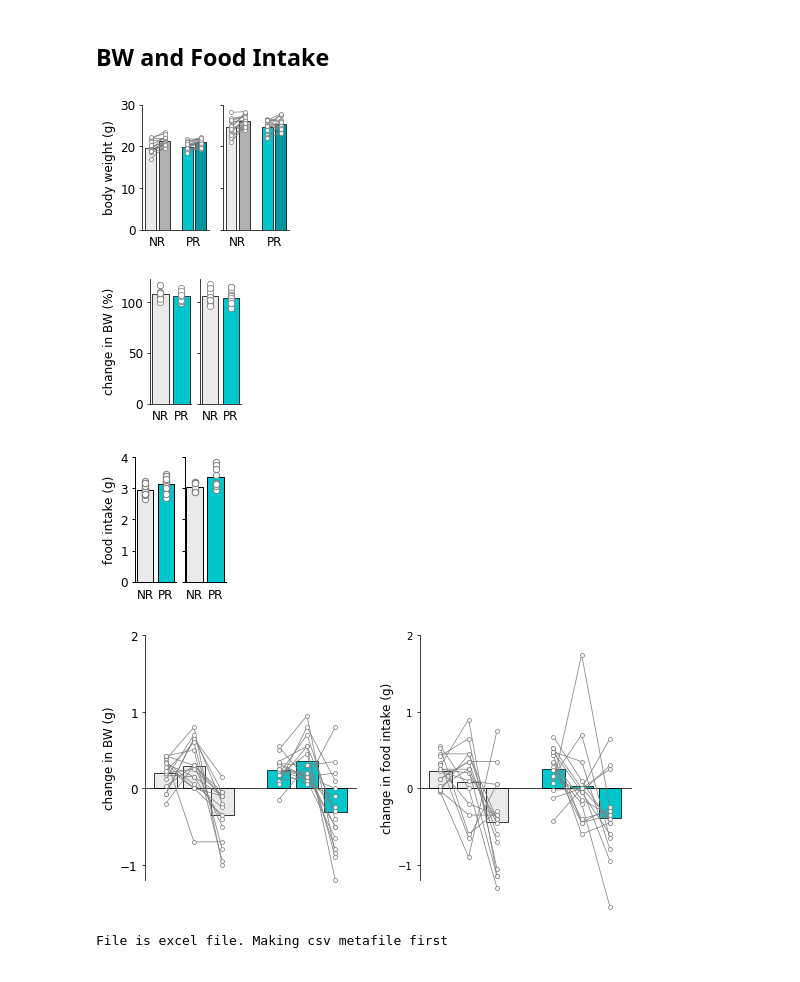
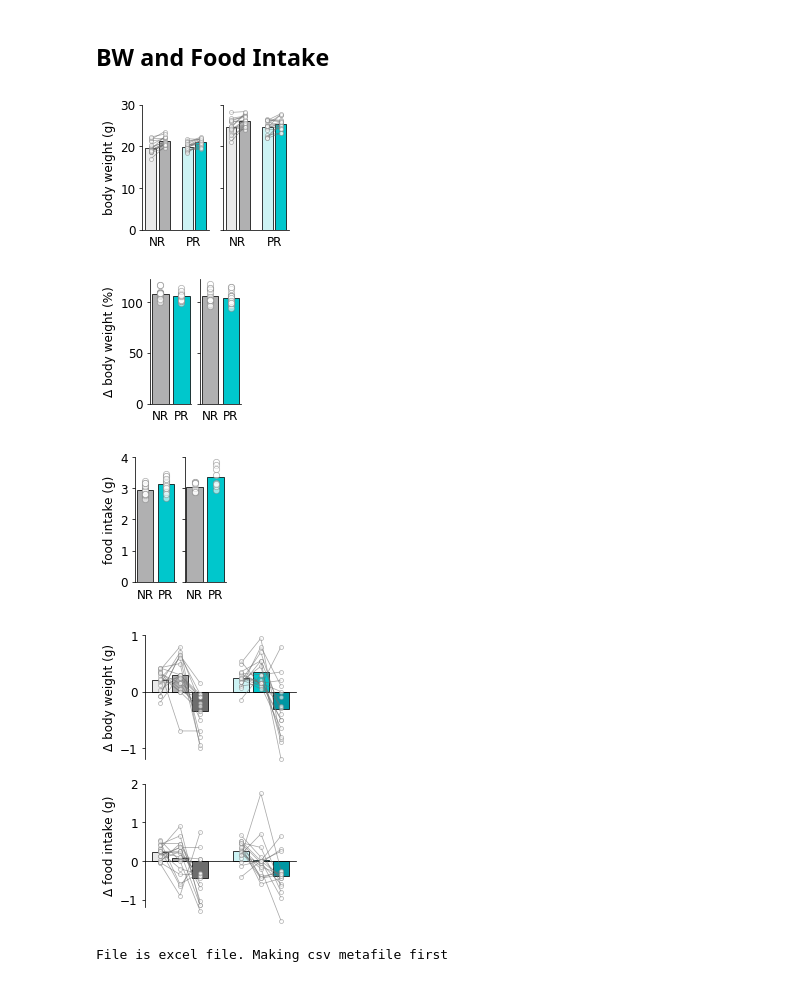
Before and after one commit to linneavolcko/ARP, a Jupyter notebook: src/ARP Paper Figures.ipynb, the cells around one changed output. Saved outputs shown, nothing was run; the diff lists cells and outputs as text; code cells hidden in the pictures.

```diff
--- a/src/ARP Paper Figures.ipynb
+++ b/src/ARP Paper Figures.ipynb
@@ -15,10 +16,13 @@ df4 = pd.read_excel(excel_file, "FGF21")
 # %%
 colors_NR1 = "#EAEAEA"
 colors_NR2 = "#B0B0B1"
-colors_PR1 = "#00C7CC"
-colors_PR2 = "#0097A3"
+colors_NR3 = "#6D6D6D"
 
-colors_lines = "#7B7B7B"
+colors_PR1 = "#CCF3F4"
+colors_PR2 = "#00C7CC"
+colors_PR3 = "#0097A3"
+
+colors_lines = "#6e6e6e"
 
 scattersize = 40
 # %%
@@ -65,9 +69,9 @@ tp.barscatter([[NR_F_BW_start, NR_F_BW_PrefTest], [PR_F_BW_start, PR_F_BW_PrefTe
               barfacecolor=[colors_NR1, colors_NR2, colors_PR1, colors_PR2],
               barfacecoloroption="individual",
               scattersize=scattersize,
-              scatteralpha=0.3,
+              scatteralpha=0.6,
+              scatterlinecolor= colors_lines,
               linewidth=0.75,
-              scatterlinecolor= colors_lines,
               ax=ax[0])
 
 tp.barscatter([[NR_M_BW_start, NR_M_BW_PrefTest], [PR_M_BW_start, PR_M_BW_PrefTest]],
@@ -77,6 +81,8 @@ tp.barscatter([[NR_M_BW_start, NR_M_BW_PrefTest], [PR_M_BW_start, PR_M_BW_PrefTe
               barfacecolor=[colors_NR1, colors_NR2, colors_PR1, colors_PR2],
               barfacecoloroption="individual",
               scattersize=scattersize,
+              scatteralpha=0.6,
+              scatterlinecolor= colors_lines,
               linewidth=0.75,
               ax=ax[1])
 
@@ -91,4 +97,4 @@ ax[0].tick_params(axis='y', labelsize=12)
 #f.suptitle("BW", fontsize = 20)
 f.savefig("..//output//BW1.pdf")
 # %% [output]
-[figure, old version]
+[figure, new version]
@@ -102,22 +106,24 @@ f,ax=plt.subplots(figsize=(2.3,2.3), ncols=2, sharey=True, gridspec_kw={"left":
 tp.barscatter([NR_F_BW_change,PR_F_BW_change],
               grouplabel= ["NR", "PR"],
               xfontsize = 12,
-              barfacecolor=[colors_NR1,colors_PR1],
+              barfacecolor=[colors_NR2,colors_PR2],
               barfacecoloroption="individual",
               scattersize=scattersize,
+              scatteralpha=0.6,
               linewidth=0.75,
               ax=ax[0])
 
 tp.barscatter([NR_M_BW_change,PR_M_BW_change],
               grouplabel= ["NR", "PR"],
               xfontsize = 12,
-              barfacecolor=[colors_NR1,colors_PR1],
+              barfacecolor=[colors_NR2,colors_PR2],
               barfacecoloroption="individual",
               scattersize=scattersize,
+              scatteralpha=0.6,
               linewidth=0.75,
               ax=ax[1])
 
-ax[0].set_ylabel("change in BW (%)", fontsize = 12)
+ax[0].set_ylabel("\u0394 body weight (%)", fontsize = 12)
 ax[0].tick_params(axis='y', labelsize=12)
 ax[0].set_yticks([0, 0.5, 1])
 ax[0].set_yticklabels(["0", "50", "100"])
@@ -127,9 +133,9 @@ ax[0].set_yticklabels(["0", "50", "100"])
 
 #f.suptitle("BW percent change", fontsize = 20)
 
-f.savefig("..//output//BW2.eps")
+f.savefig("..//output//BW2.pdf")
 # %% [output]
-[figure, old version]
+[figure, new version]
 # %%
 #Average food intake in the 9 days before homecage conditioning began
 df_NR = df1[df1['Diet'] == "NR"]
@@ -152,19 +158,21 @@ f,ax=plt.subplots(figsize=(2.3,2.3), ncols=2, sharey=True, gridspec_kw={"left":
 tp.barscatter([NR_F_avg_food, PR_F_avg_food],
               grouplabel= ["NR", "PR"],
               xfontsize = 12,
-              barfacecolor=[colors_NR1,colors_PR1],
+              barfacecolor=[colors_NR2,colors_PR2],
               barfacecoloroption="individual",
               scattersize=scattersize,
-              linewidth=1,
+              scatteralpha=0.6,
+              linewidth=0.75,
               ax=ax[0])
 
 tp.barscatter([NR_M_avg_food , PR_M_avg_food],
               grouplabel= ["NR", "PR"],
               xfontsize = 12,
-              barfacecolor=[colors_NR1,colors_PR1],
+              barfacecolor=[colors_NR2,colors_PR2],
               barfacecoloroption="individual",
               scattersize=scattersize,
-              linewidth=1,
+              scatteralpha=0.6,
+              linewidth=0.75,
               ax=ax[1])
 
 
@@ -176,9 +184,9 @@ ax[0].tick_params(axis='y', labelsize=12)
 
 #f.suptitle("Avg Daily Food Intake", fontsize = 20)
 
-f.savefig("..//output//foodintake.eps")
+f.savefig("..//output//foodintake.pdf")
 # %% [output]
-[figure, old version]
+[figure, new version]
 # %%
 # Female cycle
 
@@ -207,52 +215,51 @@ PR_food_Pro = df3_PR['Change_Food_Pro'].to_list()
 # %%
 #Plot for Female Cycle
 
-f,ax=plt.subplots(figsize=(9,4.5), ncols=2, gridspec_kw={"left": 0.15, "wspace":0.3})
+f,ax=plt.subplots(figsize=(3,5), nrows=2, gridspec_kw={"left": 0.2, "wspace":0.3})
 tp.barscatter([[NR_BW_Diestrus, NR_BW_Pro, NR_BW_Estrus], [PR_BW_Diestrus, PR_BW_Pro, PR_BW_Estrus]],
               paired = True,
               #grouplabel= ["NR", "PR"],
               xfontsize = 12,
-              barfacecolor=[colors_NR1,colors_NR1,colors_NR1, colors_PR1, colors_PR1, colors_PR1 ],
+              barfacecolor=[colors_NR1, colors_NR2, colors_NR3, colors_PR1, colors_PR2, colors_PR3],
               barfacecoloroption="individual",
               scattersize=scattersize,
               linewidth=0.75,
-              #barlabels=["D", "P", "E", "D", "P", "E"],
-              #barlabeloffset=0.6,
-              #grouplabeloffset=0.2,
+              scatteralpha=0.6,
+              scatterlinecolor= colors_lines,
               ax=ax[0])
 
 tp.barscatter([[NR_food_Diestrus, NR_food_Pro, NR_food_Estrus], [PR_food_Diestrus, PR_food_Pro, PR_food_Estrus]],
               paired = True,
               #grouplabel= ["NR", "PR"],
               xfontsize = 12,
-              barfacecolor=[colors_NR1,colors_NR1,colors_NR1, colors_PR1, colors_PR1, colors_PR1],
+              barfacecolor=[colors_NR1, colors_NR2, colors_NR3, colors_PR1, colors_PR2, colors_PR3],
               barfacecoloroption="individual",
               scattersize=scattersize,
               linewidth=0.75,
-              #barlabels=["D", "P", "E", "D", "P", "E"],
-              #barlabeloffset=0.6,
-              #grouplabeloffset=0.2,
+              scatteralpha=0.6,
+              scatterlinecolor= colors_lines,
               ax=ax[1])
 
 
-ax[0].set_ylabel("change in BW (g)", fontsize = 12)
-ax[1].set_ylabel("change in food intake (g)", fontsize = 12)
+ax[0].set_ylabel("\u0394 body weight (g)", fontsize = 12)
+ax[1].set_ylabel("\u0394 food intake (g)", fontsize = 12)
 ax[0].tick_params(axis='y', labelsize=12)
+ax[1].tick_params(axis='y', labelsize=12)
 
 ax[0].set_yticks([ -1, 0, 1, 2])
 ax[1].set_yticks([ -1, 0, 1, 2])
 
-ax[0].set_ylim([-1.2, 2])
+ax[0].set_ylim([-1.2, 1])
 ax[1].set_ylim([-1.2, 2])
 
 #ax[0].set_title("Change in BW")
 #ax[1].set_title("Change in Food Intake")
 
 #f.suptitle("Female Cycle", fontsize = 20)
 
-f.savefig("..//output//cycle.eps")
+f.savefig("..//output//cycle.pdf")
 # %% [output]
-[figure, old version]
+[figure, new version]
 # %%
 filename = "..\\ARP3 and ARP5 conditioning and preference metafile.xls"
 datafolder="..\\data\\"
```
Also changed, not shown: parts of 18 cells of this notebook.
